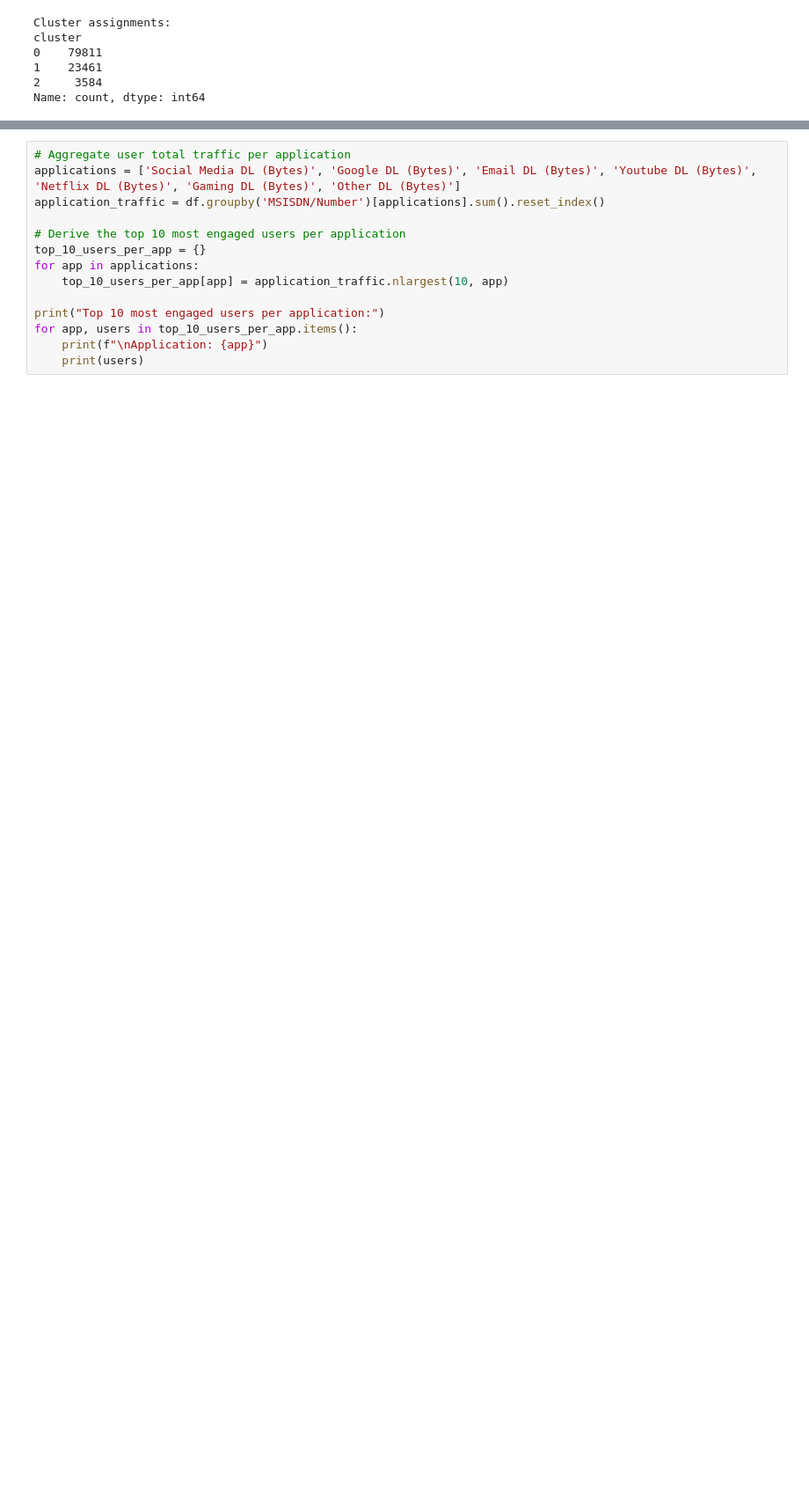
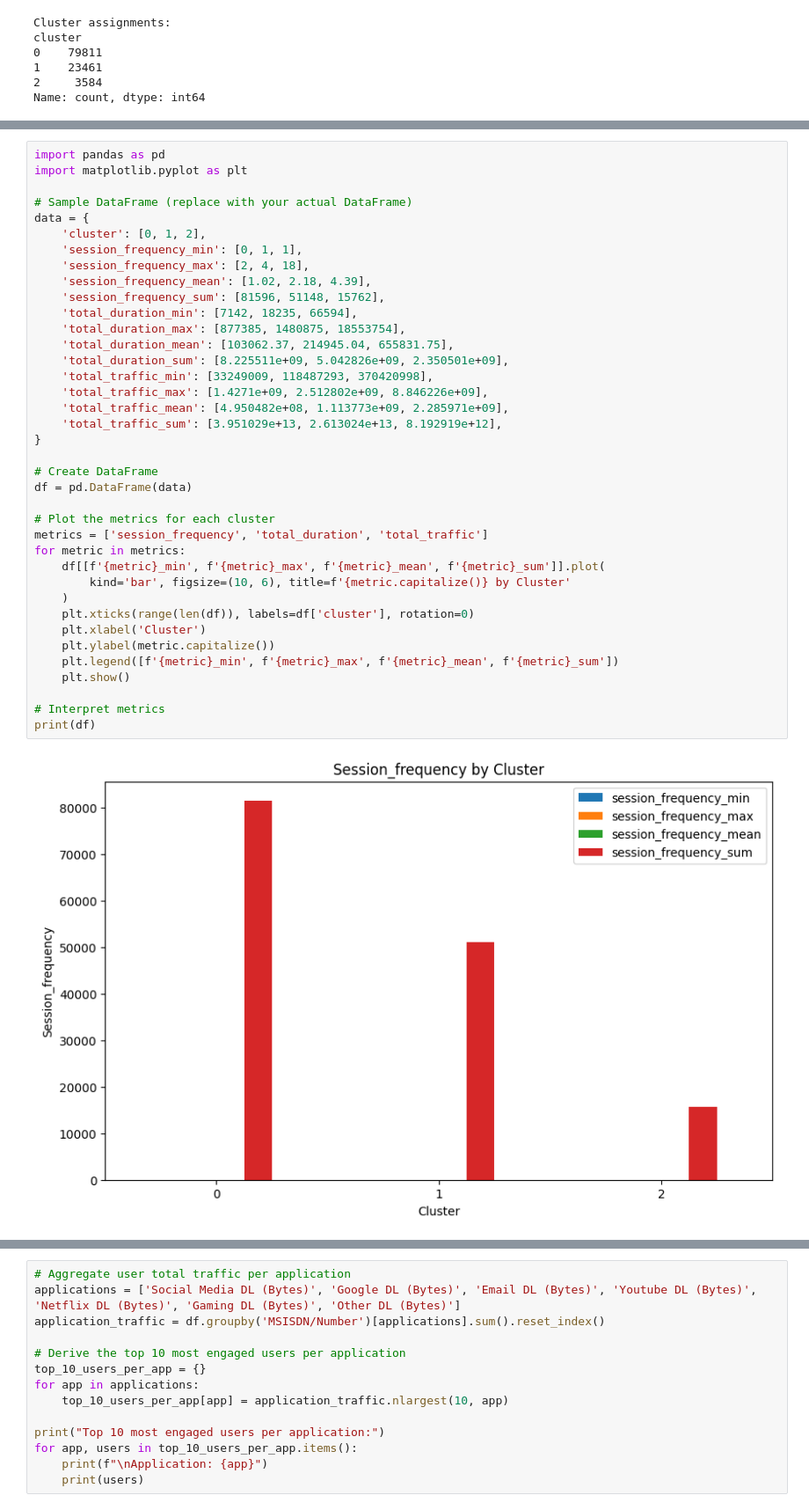
Before and after one commit to duresaguye/TellCo-Telecom-Business-Analysis, a Jupyter notebook: notebooks/User_Engagement_Analysis.ipynb, the cells around one changed output, grey strips where cells are left out. Shown at 88% size. Cells and saved outputs as stored; diff of their text form; blank space fills up the shorter version.

Commit message:
user engagment analysis plot metrics for each cluster

```diff
--- a/notebooks/User_Engagement_Analysis.ipynb
+++ b/notebooks/User_Engagement_Analysis.ipynb
@@ -177,0 +149,40 @@ Cluster metrics:
+# %%
+import pandas as pd
+import matplotlib.pyplot as plt
+
+# Sample DataFrame (replace with your actual DataFrame)
+data = {
+    'cluster': [0, 1, 2],
+    'session_frequency_min': [0, 1, 1],
+    'session_frequency_max': [2, 4, 18],
+    'session_frequency_mean': [1.02, 2.18, 4.39],
+    'session_frequency_sum': [81596, 51148, 15762],
+    'total_duration_min': [7142, 18235, 66594],
+    'total_duration_max': [877385, 1480875, 18553754],
+    'total_duration_mean': [103062.37, 214945.04, 655831.75],
+    'total_duration_sum': [8.225511e+09, 5.042826e+09, 2.350501e+09],
+    'total_traffic_min': [33249009, 118487293, 370420998],
+    'total_traffic_max': [1.4271e+09, 2.512802e+09, 8.846226e+09],
+    'total_traffic_mean': [4.950482e+08, 1.113773e+09, 2.285971e+09],
+    'total_traffic_sum': [3.951029e+13, 2.613024e+13, 8.192919e+12],
+}
+
+# Create DataFrame
+df = pd.DataFrame(data)
+
+# Plot the metrics for each cluster
+metrics = ['session_frequency', 'total_duration', 'total_traffic']
+for metric in metrics:
+    df[[f'{metric}_min', f'{metric}_max', f'{metric}_mean', f'{metric}_sum']].plot(
+        kind='bar', figsize=(10, 6), title=f'{metric.capitalize()} by Cluster'
+    )
+    plt.xticks(range(len(df)), labels=df['cluster'], rotation=0)
+    plt.xlabel('Cluster')
+    plt.ylabel(metric.capitalize())
+    plt.legend([f'{metric}_min', f'{metric}_max', f'{metric}_mean', f'{metric}_sum'])
+    plt.show()
+
+# Interpret metrics
+print(df)
+# %% [output]
+[figure, added]
```
Also changed, not shown: parts of 2 cells of this notebook.
